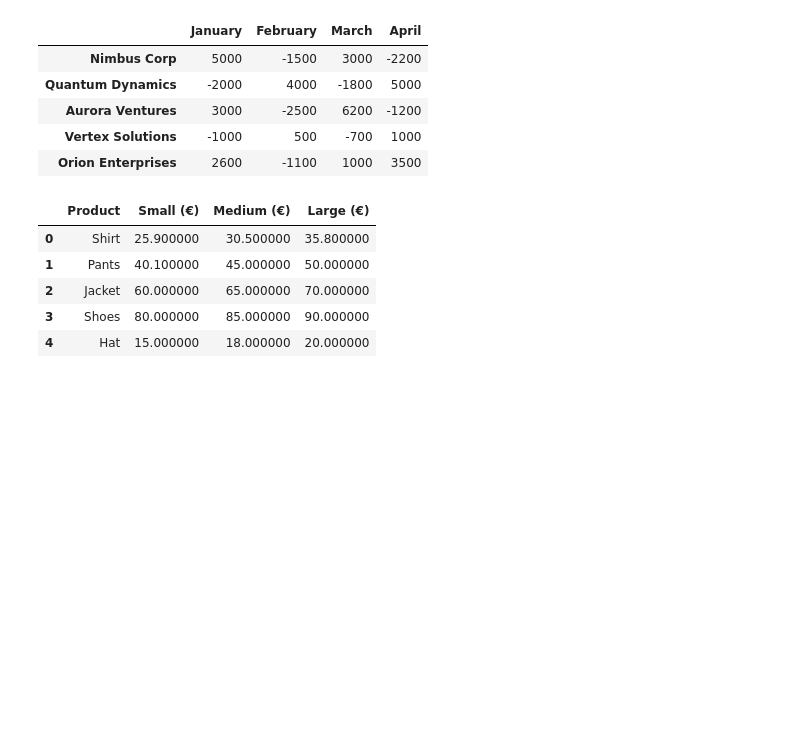
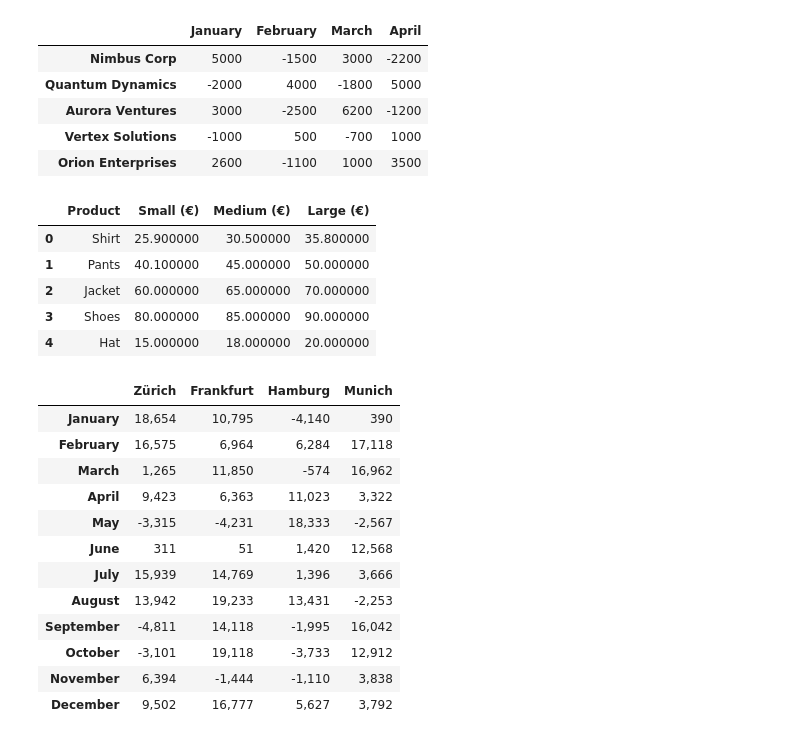
Before and after one commit to markoechevarria/math-to-ml, a Jupyter notebook: 8. Pandas.ipynb, the cells around one changed output. Saved outputs shown, nothing was run; the diff lists cells and outputs as text; code cells hidden in the pictures; blank space fills up the shorter version.

```diff
--- a/8. Pandas.ipynb
+++ b/8. Pandas.ipynb
@@ -1263,3 +1263,41 @@ styled_df
 | 2 | Jacket | 60.000000 | 65.000000 | 70.000000 |
 | 3 | Shoes | 80.000000 | 85.000000 | 90.000000 |
 | 4 | Hat | 15.000000 | 18.000000 | 20.000000 |
+# %%
+months = ['January', 'February', 'March', 'April', 'May', 'June',
+          'July', 'August', 'September', 'October', 'November', 'December']
+
+locations = ['Zürich', 'Frankfurt', 'Hamburg', 'Munich']
+
+np.random.seed(42)
+data = np.random.randint(-5000, 20000, size=(12, 4))
+
+df = pd.DataFrame(data, index=months, columns=locations)
+
+def highlight_values(val):
+    if val < 0:
+        return 'background-color: red; color: white; font-weight: bold'
+    else:
+        return 'background-color: lightgreen; color: black; font-weight: bold'
+
+styled_df = df.style.map(highlight_values).set_table_styles([
+        {'selector': 'th',
+         'props': [('background-color', 'yellow'), ('color', 'black'), ('font-weight', 'bold')]},
+        {'selector': 'th.index',
+         'props': [('background-color', 'yellow'), ('color', 'black'), ('font-weight', 'bold')]}
+    ]).format("{:,.0f}")
+styled_df
+# %% [output]
+|  | Zürich | Frankfurt | Hamburg | Munich |
+| January | 18,654 | 10,795 | -4,140 | 390 |
+| February | 16,575 | 6,964 | 6,284 | 17,118 |
+| March | 1,265 | 11,850 | -574 | 16,962 |
+| April | 9,423 | 6,363 | 11,023 | 3,322 |
+| May | -3,315 | -4,231 | 18,333 | -2,567 |
+| June | 311 | 51 | 1,420 | 12,568 |
+| July | 15,939 | 14,769 | 1,396 | 3,666 |
+| August | 13,942 | 19,233 | 13,431 | -2,253 |
+| September | -4,811 | 14,118 | -1,995 | 16,042 |
+| October | -3,101 | 19,118 | -3,733 | 12,912 |
+| November | 6,394 | -1,444 | -1,110 | 3,838 |
+| December | 9,502 | 16,777 | 5,627 | 3,792 |
```
Also changed, not shown: parts of 15 cells of this notebook, 1 other file.
